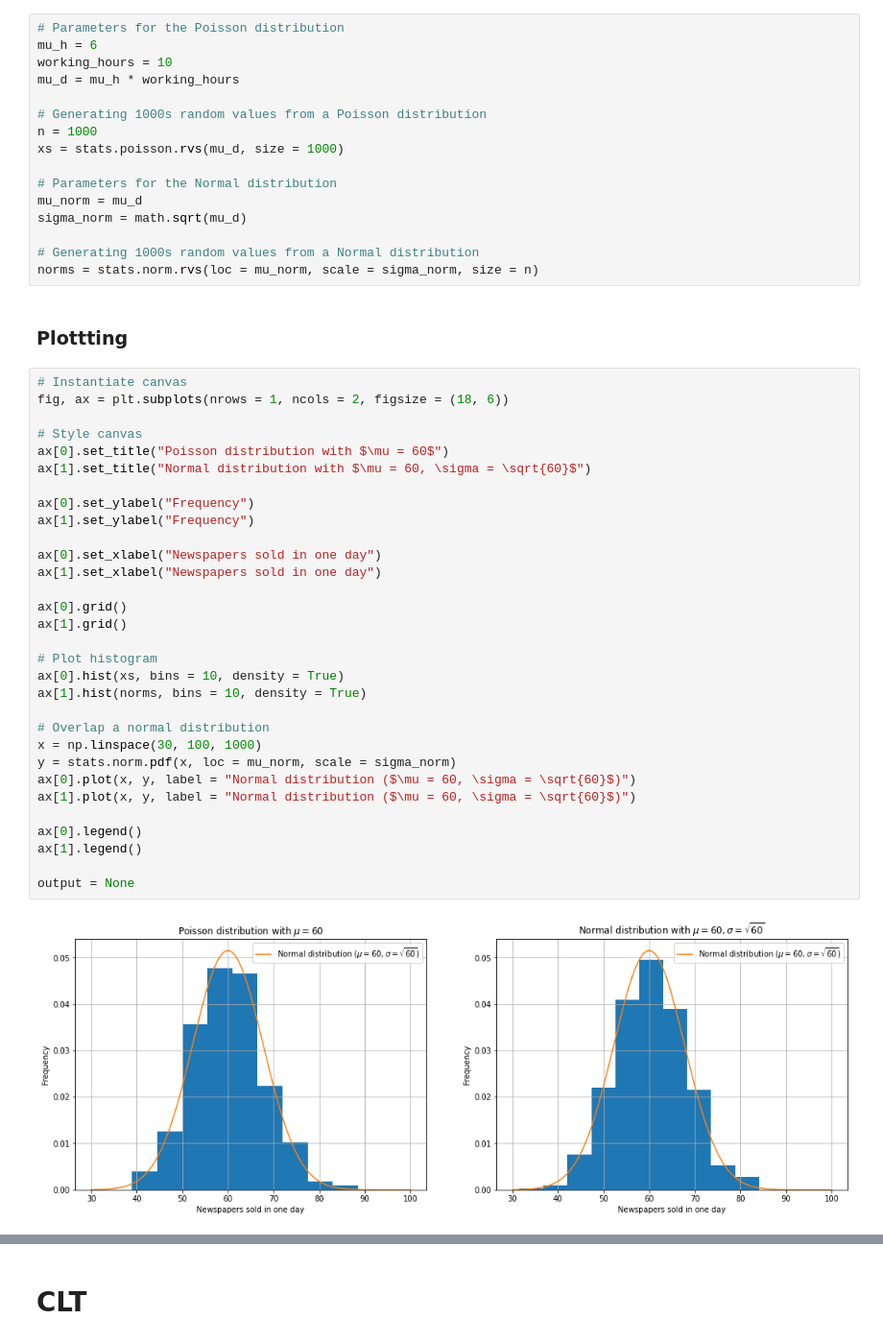
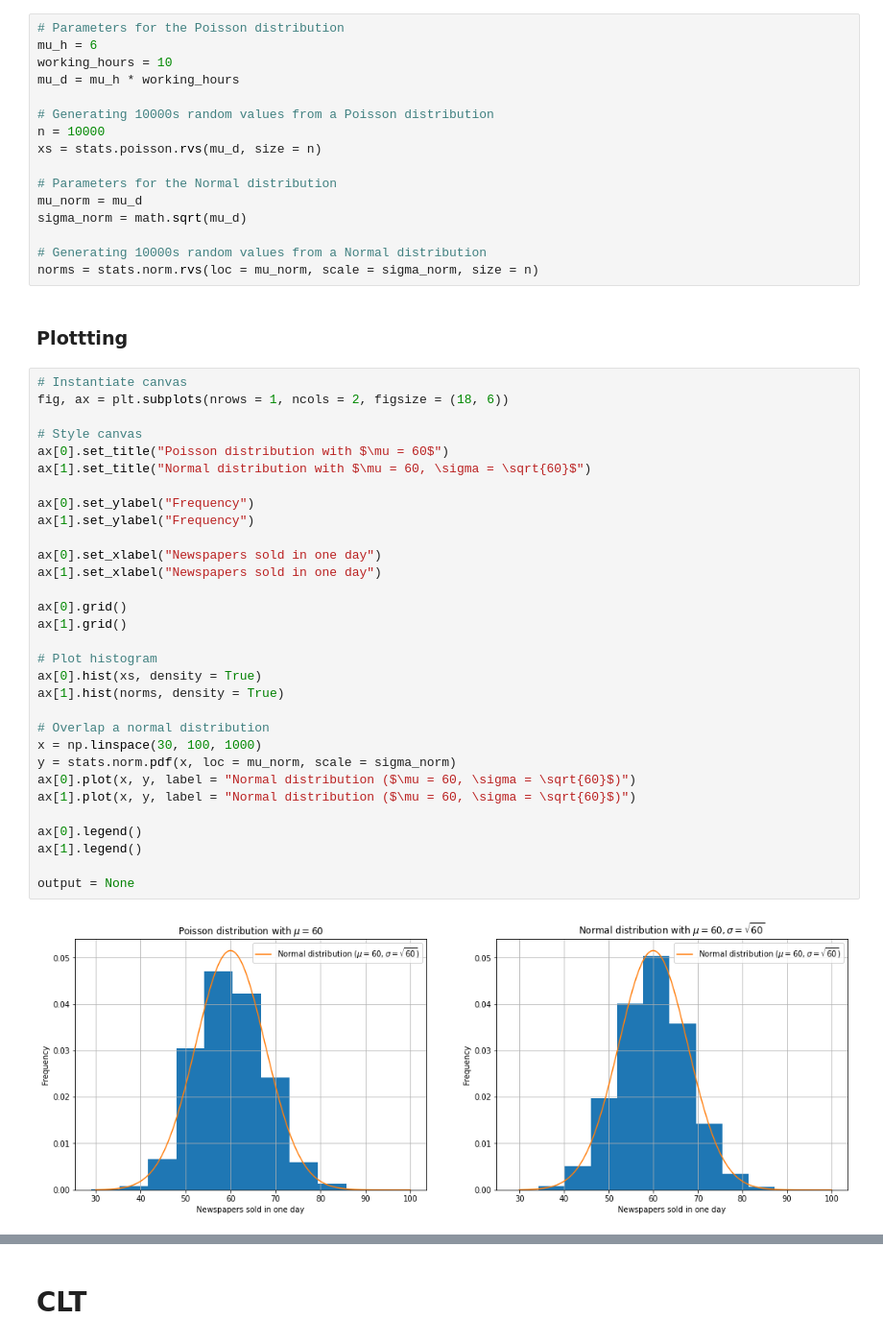
Before and after one commit to calinanca99/stats1-ebe, a Jupyter notebook: 5a.ipynb, the cells around one changed output, grey strips where cells are left out. Shown: that part at 96% size. Saved outputs shown, nothing was run; the diff lists cells and outputs as text.

```diff
--- a/5a.ipynb
+++ b/5a.ipynb
@@ -15,48 +23,48 @@ mu_h = 6
 working_hours = 10
 mu_d = mu_h * working_hours
 
-# Generating 1000s random values from a Poisson distribution
-n = 1000
-xs = stats.poisson.rvs(mu_d, size = 1000)
+# Generating 10000s random values from a Poisson distribution
+n = 10000
+xs = stats.poisson.rvs(mu_d, size = n)
 
 # Parameters for the Normal distribution
 mu_norm = mu_d
 sigma_norm = math.sqrt(mu_d)
 
-# Generating 1000s random values from a Normal distribution
+# Generating 10000s random values from a Normal distribution
 norms = stats.norm.rvs(loc = mu_norm, scale = sigma_norm, size = n)
 # %% [markdown]
 ### Plottting
-# %%
-# Instantiate canvas
-fig, ax = plt.subplots(nrows = 1, ncols = 2, figsize = (18, 6))
-
-# Style canvas
-ax[0].set_title("Poisson distribution with $\mu = 60$")
-ax[1].set_title("Normal distribution with $\mu = 60, \sigma = \sqrt{60}$")
-
-ax[0].set_ylabel("Frequency")
-ax[1].set_ylabel("Frequency")
-
-ax[0].set_xlabel("Newspapers sold in one day")
-ax[1].set_xlabel("Newspapers sold in one day")
-
-ax[0].grid()
-ax[1].grid()
-
-# Plot histogram
-ax[0].hist(xs, bins = 10, density = True)
-ax[1].hist(norms, bins = 10, density = True)
-
-# Overlap a normal distribution
-x = np.linspace(30, 100, 1000)
-y = stats.norm.pdf(x, loc = mu_norm, scale = sigma_norm)
-ax[0].plot(x, y, label = "Normal distribution ($\mu = 60, \sigma = \sqrt{60}$)")
-ax[1].plot(x, y, label = "Normal distribution ($\mu = 60, \sigma = \sqrt{60}$)")
-
-ax[0].legend()
-ax[1].legend()
-
-output = None
-# %% [output]
-[figure, removed]
+# %%
+# Instantiate canvas
+fig, ax = plt.subplots(nrows = 1, ncols = 2, figsize = (18, 6))
+
+# Style canvas
+ax[0].set_title("Poisson distribution with $\mu = 60$")
+ax[1].set_title("Normal distribution with $\mu = 60, \sigma = \sqrt{60}$")
+
+ax[0].set_ylabel("Frequency")
+ax[1].set_ylabel("Frequency")
+
+ax[0].set_xlabel("Newspapers sold in one day")
+ax[1].set_xlabel("Newspapers sold in one day")
+
+ax[0].grid()
+ax[1].grid()
+
+# Plot histogram
+ax[0].hist(xs, density = True)
+ax[1].hist(norms, density = True)
+
+# Overlap a normal distribution
+x = np.linspace(30, 100, 1000)
+y = stats.norm.pdf(x, loc = mu_norm, scale = sigma_norm)
+ax[0].plot(x, y, label = "Normal distribution ($\mu = 60, \sigma = \sqrt{60}$)")
+ax[1].plot(x, y, label = "Normal distribution ($\mu = 60, \sigma = \sqrt{60}$)")
+
+ax[0].legend()
+ax[1].legend()
+
+output = None
+# %% [output]
+[figure, added]
```
Also changed, not shown: parts of 16 cells of this notebook.
